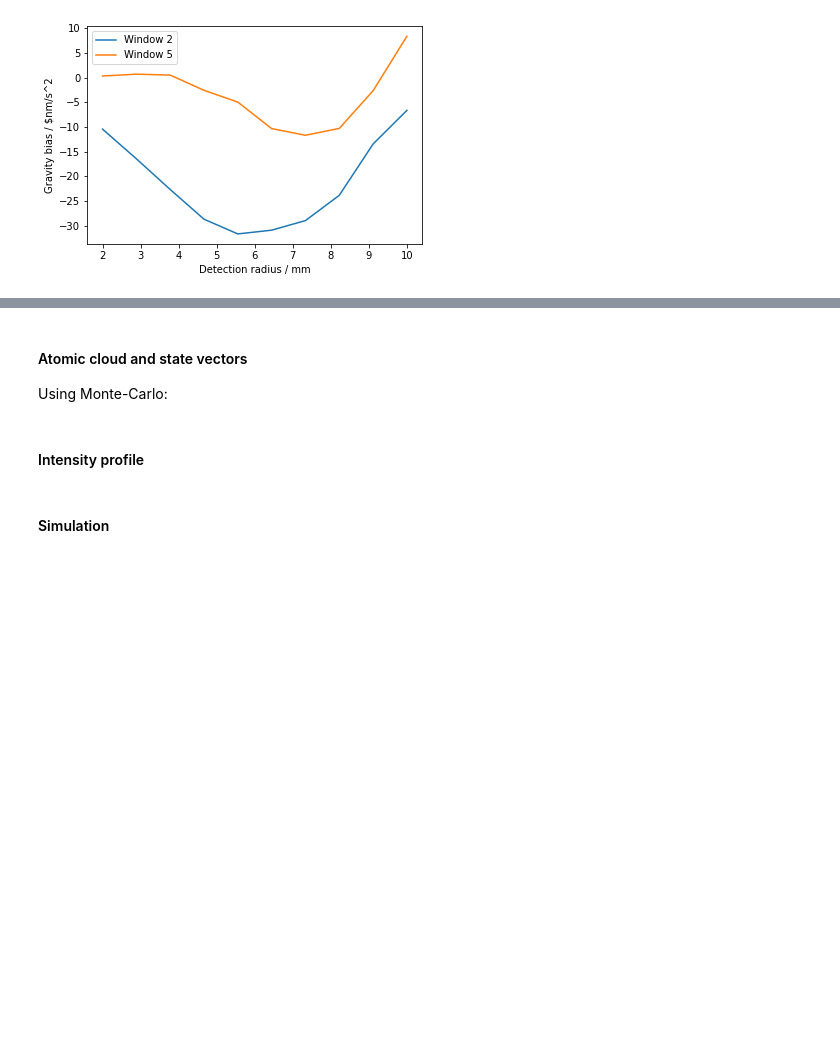
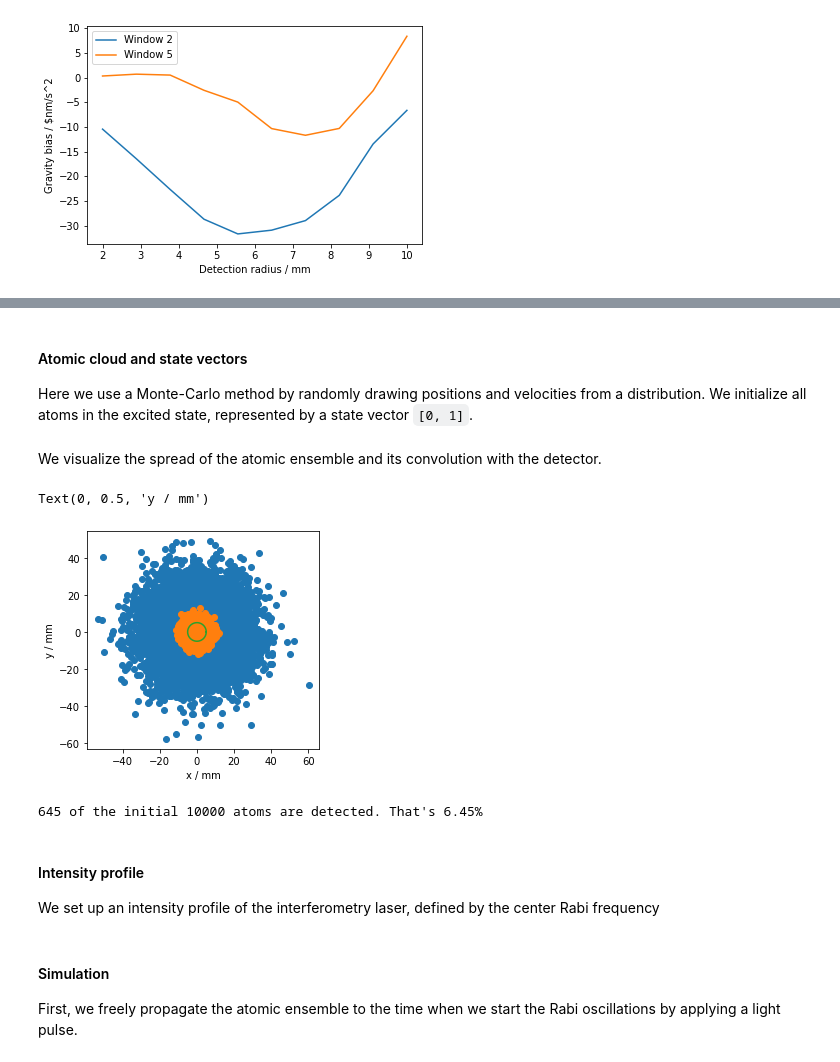
Before and after one commit to bleykauf/aisim, a Jupyter notebook: examples/README.ipynb, the cells around one changed output, grey strips where cells are left out. Drawn from its saved outputs; the diff is of its cells as text; code cells hidden in the pictures; blank space fills up the shorter version.

```diff
--- a/examples/README.ipynb
+++ b/examples/README.ipynb
@@ -166,10 +171,10 @@ t_det = 778e-3 # time of the detection in s
 r_det = 5e-3 # size of detected region in x-y plane
 
 det = ais.Detector(r_det, t_det) # set detection region
-# %% [markdown]
-#### Atomic cloud and state vectors
-
-Using Monte-Carlo:
+# %% [markdown]
+#### Atomic cloud and state vectors
+
+Here we use a Monte-Carlo method by randomly drawing positions and velocities from a distribution. We initialize all atoms in the excited state, represented by a state vector `[0, 1]`.
 # %%
 pos_params = {
      'mean_x': 0.0,
@@ -181,20 +186,48 @@ pos_params = {
 }
 vel_params = {
      'mean_vx': 0.0,
-     'std_vx' : 3.0e-3, # cloud radius in m
+     'std_vx' : ais.convert.vel_from_temp(3.0e-6), # cloud velocity spread in m/s at tempearture of 3 uK
      'mean_vy': 0.0,
-     'std_vy' : 3.0e-3, # cloud radius in m
+     'std_vy' : ais.convert.vel_from_temp(3.0e-6), # cloud velocity spread in m/s at tempearture of 3 uK
      'mean_vz': 0.0,
      'std_vz' : 0,        # ignore z dimension, its not relevant here
 }
 
 atoms = ais.create_random_ensemble_from_gaussian_distribution(
     pos_params,
-    vel_params, int(1e4))
-
-atoms = det.detected_atoms(atoms) # remove atoms from simulation that do not land within region
-
-state_vectors = ais.StateVectors(len(atoms), states=[0, 1])
+    vel_params, int(1e4),
+    state_vectors=[0, 1])
-# %% [markdown]
-#### Intensity profile
+# %% [markdown]
+We visualize the spread of the atomic ensemble and its convolution with the detector.
+# %%
+x0 = atoms.initial_position[:, 0]
+y0 = atoms.initial_position[:, 1]
+
+x_det = atoms.calc_position(t_det)[:, 0]
+y_det = atoms.calc_position(t_det)[:, 1]
+
+fig, ax = plt.subplots()
+ax.scatter(1e3*x_det, 1e3*y_det, label='cloud at detection')
+ax.scatter(1e3*x0, 1e3*y0, label='initial cloud')
+angle = np.linspace(0, 2*np.pi, 100)
+ax.plot(1e3*r_det*np.cos(angle), 1e3*r_det*np.sin(angle), c='C2', label='detection region')
+
+ax.set_aspect('equal', 'box')
+
+ax.set_xlabel('x / mm')
+ax.set_ylabel('y / mm')
+# %% [output]
+Text(0, 0.5, 'y / mm')
+[figure, added]
+# %%
+n_init = len(atoms)
+atoms = det.detected_atoms(atoms)
+
+print("{} of the initial {} atoms are detected. That's {}%".format(len(atoms), n_init, len(atoms)/n_init*100))
+# %% [output]
+645 of the initial 10000 atoms are detected. That's 6.45%
+# %% [markdown]
+#### Intensity profile
+
+We set up an intensity profile of the interferometry laser, defined by the center Rabi frequency
 # %%
@@ -204,2 +237,4 @@ intensity_profile = ais.IntensityProfile(r_beam, peak_rabi_freq)
-# %% [markdown]
-#### Simulation
+# %% [markdown]
+#### Simulation
+
+First, we freely propagate the atomic ensemble to the time when we start the Rabi oscillations by applying a light pulse.
```
Also changed, not shown: parts of 19 cells of this notebook, 7 other files.
